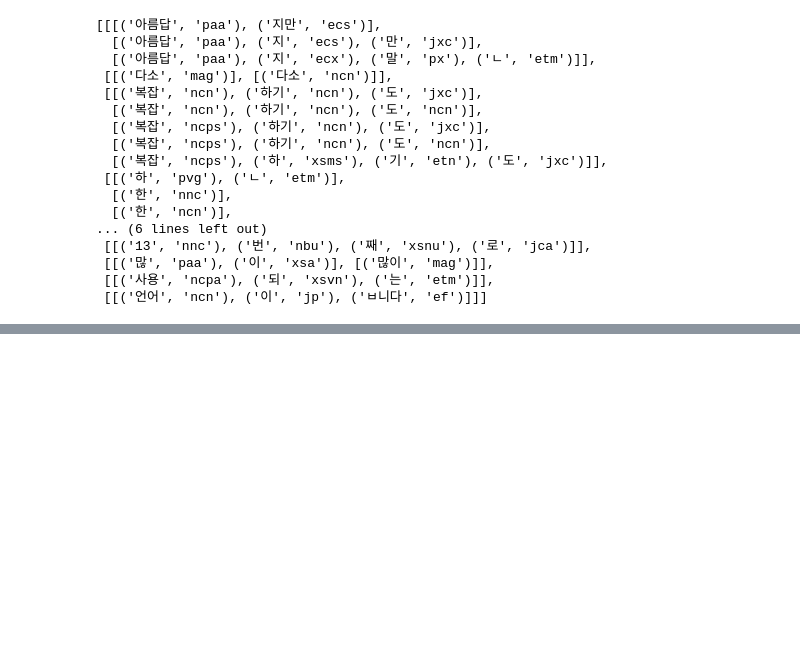
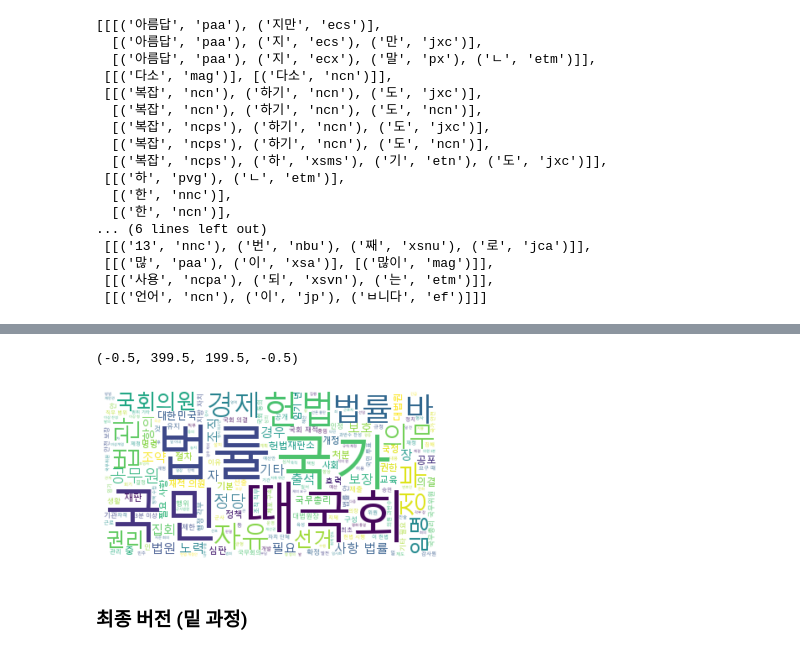
Before and after one commit to jiwon808/big, a Jupyter notebook: source/9_자연어 처리/ch2_한글형태소분석.ipynb, the cells around one changed output, grey strips where cells are left out. Drawn from its saved outputs; the diff is of its cells as text; code cells hidden in the pictures; blank space fills up the shorter version.

```diff
--- a/source/9_자연어 처리/ch2_한글형태소분석.ipynb
+++ b/source/9_자연어 처리/ch2_한글형태소분석.ipynb
@@ -56,0 +303,21 @@ han.analyze(text)
+# %%
+#불용어 처리 (불용어 사전 + 불용어)
+from wordcloud import STOPWORDS
+from sklearn.feature_extraction.stop_words import ENGLISH_STOP_WORDS
+불용어 = STOPWORDS | ENGLISH_STOP_WORDS| set(['대통령','수'])
+불용어 = set(['대통령','수'])
+# %%
+wordc = WordCloud(background_color = 'white',
+                  max_words=300, font_path ="c:/Windows/fonts/malgun.ttf",   # 그중 빈도 높은 300개 #font_path지정을 해야 한글이 안깨짐
+                 relative_scaling=0.2,
+                 stopwords=불용어)   ### *************stopwords=불용어 추가 ***********
+wordc.generate(text)
+
+plt.figure()
+plt.imshow(wordc, interpolation="bilinear")
+plt.axis('off')   #축 없애기
+# %% [output]
+(-0.5, 399.5, 199.5, -0.5)
+[figure, added]
+# %% [markdown]
+### 최종 버전 (밑 과정)
```
Also changed, not shown: parts of 67 cells of this notebook, 1 other file.
